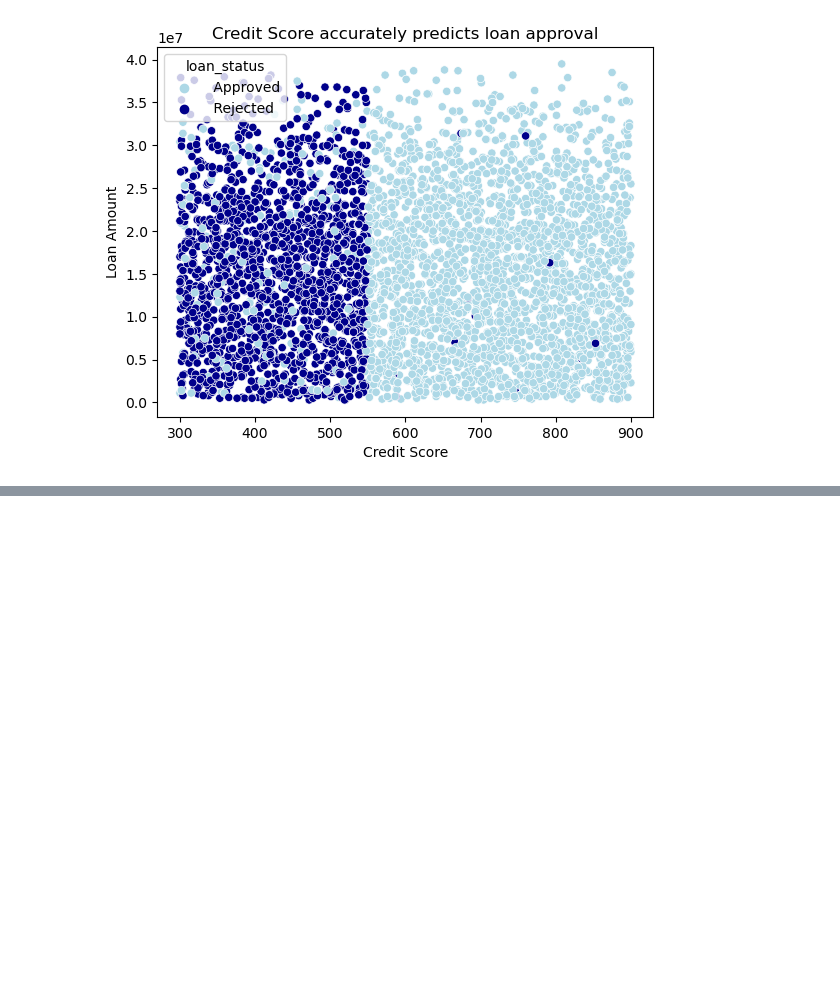
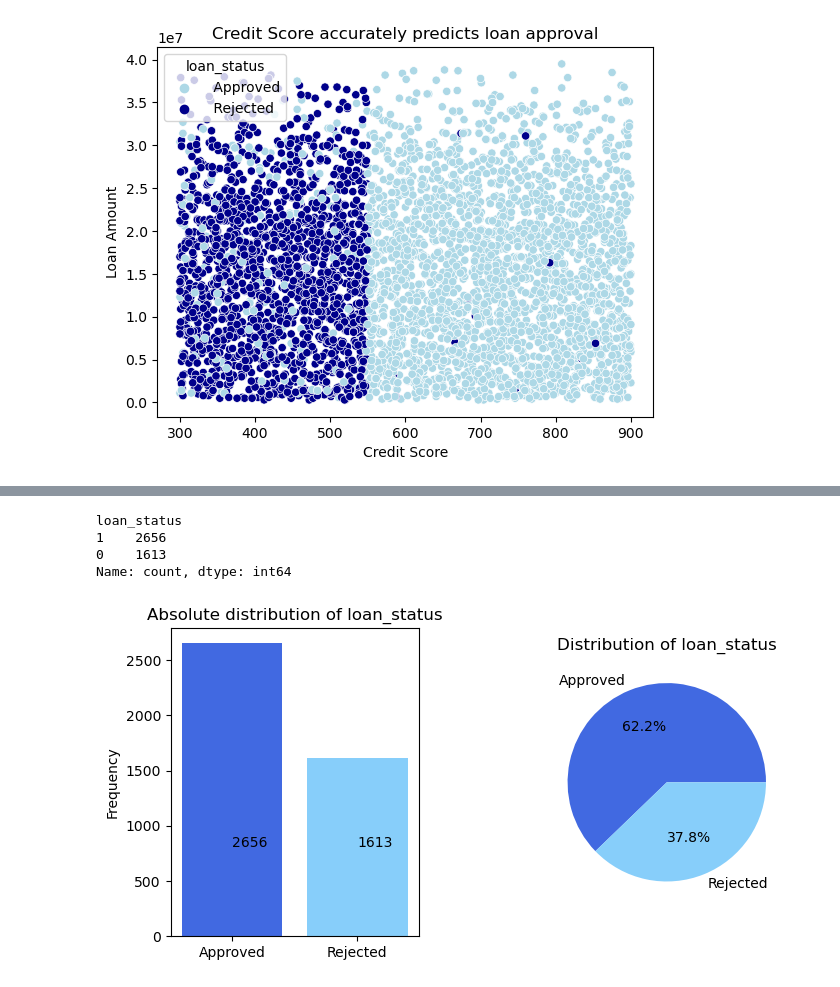
Before and after one commit to Rampenator/dsb, a Jupyter notebook: Group1 code.ipynb, the cells around one changed output, grey strips where cells are left out. Cells and saved outputs as stored; diff of their text form; code cells hidden in the pictures; blank space fills up the shorter version.

```diff
--- a/Group1 code.ipynb
+++ b/Group1 code.ipynb
@@ -77,0 +78,13 @@ plt.show()
+# %%
+loans.drop("loan_id", axis=1, inplace=True)
+loans.drop("cibil_score", axis=1, inplace=True) # Only consider 1st time applicants
+
+loans['education'] = loans['education'].str.strip()
+loans['self_employed'] = loans['self_employed'].str.strip()
+loans['loan_status'] = loans['loan_status'].str.strip()
+
+loans["education"] = loans["education"].replace({"Graduate" : 1, "Not Graduate" : 0})
+loans["self_employed"] = loans["self_employed"].replace({"Yes" : 1, "No" : 0})
+loans["loan_status"] = loans["loan_status"].replace({"Approved" : 1, "Rejected" : 0})
+
+loans.head()
@@ -77,0 +98,25 @@ plt.show()
+# %%
+class_counts=loans["loan_status"].value_counts()
+print(class_counts)
+
+plt.figure(figsize=(8, 4))
+
+plt.subplot(1,2,1)
+plt.bar(["Approved", "Rejected"], class_counts, color = ["royalblue", "lightskyblue"])
+plt.title("Absolute distribution of loan_status")
+plt.ylabel("Frequency")
+plt.text(["Approved"], class_counts[0]/2, class_counts[1])
+plt.text(["Rejected"], class_counts[0]/2, class_counts[0])
+
+plt.subplot(1,2,2)
+plt.pie(class_counts, labels=["Approved", "Rejected"], autopct="%1.1f%%", colors= ["royalblue", "lightskyblue"])
+plt.title("Distribution of loan_status")
+
+plt.subplots_adjust(wspace=0.5)
+plt.show()
+# %% [output]
+loan_status
+1    2656
+0    1613
+Name: count, dtype: int64
+[figure, added]
```
Also changed, not shown: parts of 5 cells of this notebook.
